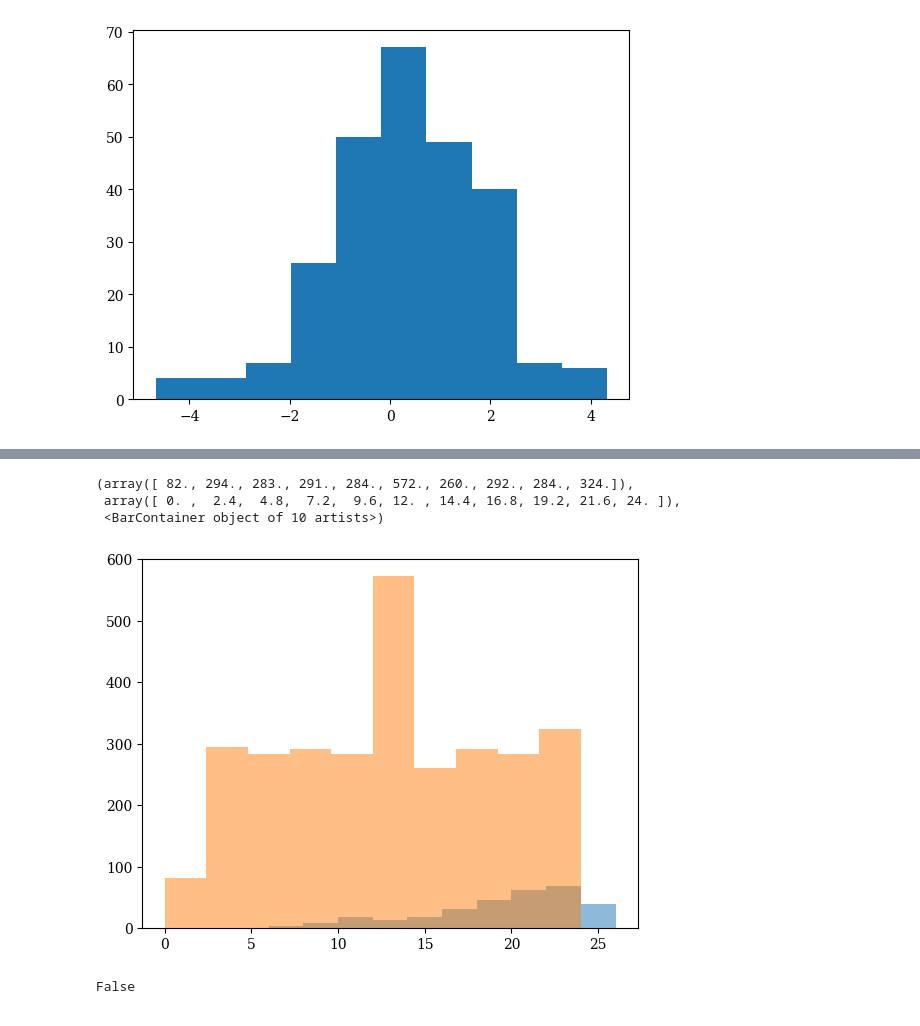
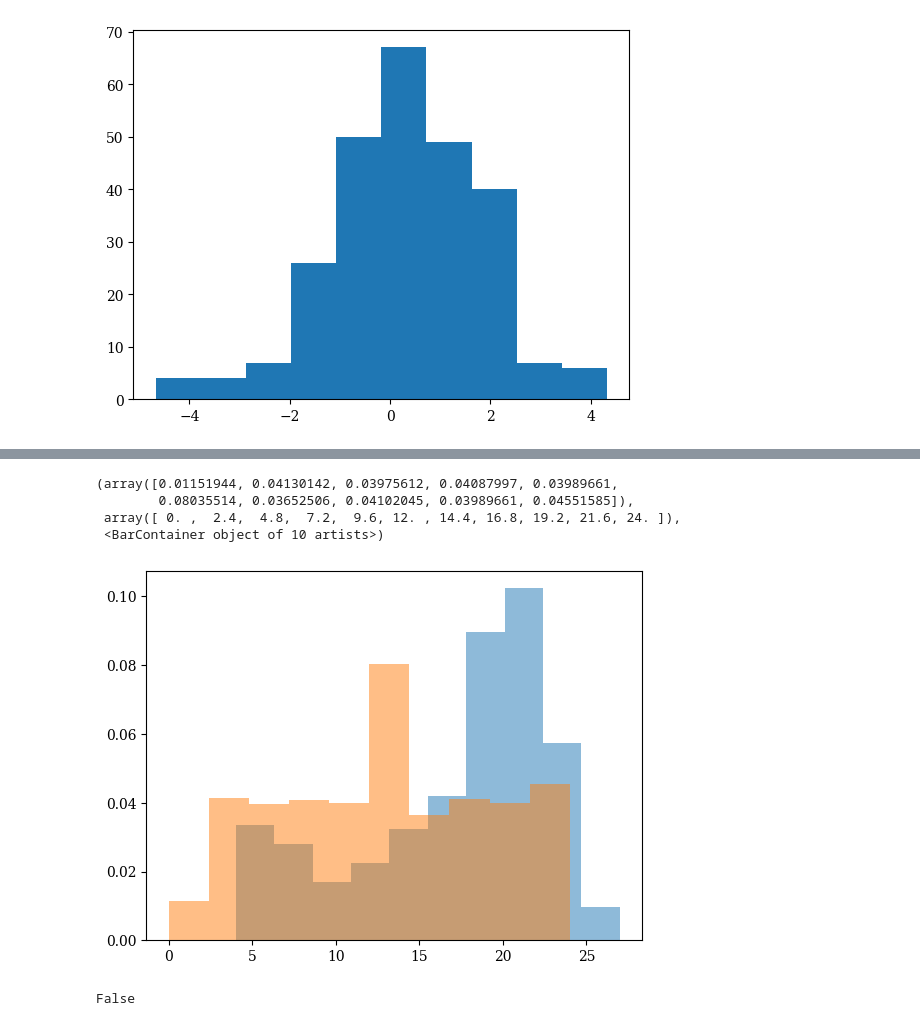
Before and after one commit to marko-petkovic/zeolite-property-prediction, a Jupyter notebook: plotting.ipynb, the cells around one changed output, grey strips where cells are left out. Saved outputs shown, nothing was run; the diff lists cells and outputs as text; code cells hidden in the pictures.

```diff
--- a/plotting.ipynb
+++ b/plotting.ipynb
@@ -568,12 +568,13 @@ plt.savefig('figures/mfi_gen.pdf',dpi=450,bbox_inches='tight')
 # %%
-plt.hist(ats_mfi.sum(-1), alpha=.5)
-plt.hist(tr_data.sum(-1), alpha=.5)
+plt.hist(ats_mfi.sum(-1), alpha=.5, density=True, bins=10)
+plt.hist(tr_data.sum(-1), alpha=.5, density=True, bins=10)
 # ats_mfi.sum(-1)
 # %% [output]
-(array([ 82., 294., 283., 291., 284., 572., 260., 292., 284., 324.]),
+(array([0.01151944, 0.04130142, 0.03975612, 0.04087997, 0.03989661,
+        0.08035514, 0.03652506, 0.04102045, 0.03989661, 0.04551585]),
  array([ 0. ,  2.4,  4.8,  7.2,  9.6, 12. , 14.4, 16.8, 19.2, 21.6, 24. ]),
  <BarContainer object of 10 artists>)
-[figure, old version]
+[figure, new version]
 # %%
 ats_mfi = np.load('structures_mfi.npy')
 data = get_zeolite('MFI', True)
```
Also changed, not shown: parts of 7 cells of this notebook, 11 other files.
